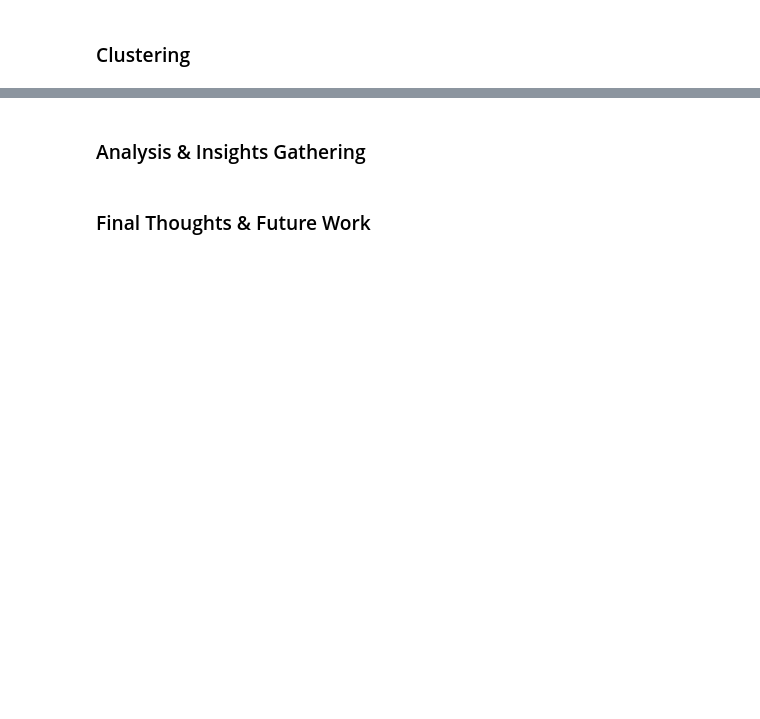
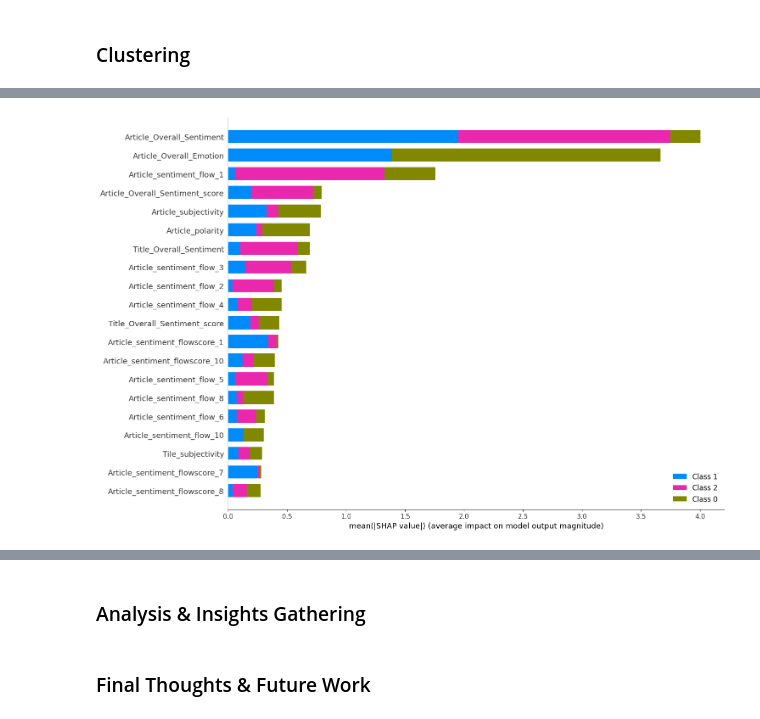
Before and after one commit to balajisriraj/News-Media-Publisher-Analysis, a Jupyter notebook: News_Media_Analysis.ipynb, the cells around one changed output, grey strips where cells are left out. Cells and saved outputs as stored; diff of their text form; code cells hidden in the pictures; blank space fills up the shorter version.

```diff
--- a/News_Media_Analysis.ipynb
+++ b/News_Media_Analysis.ipynb
@@ -692,0 +669,21 @@ from wordcloud import WordCloud
+# %%
+df_simple_clust['Article_emotion_flow_1'] = df_simple_clust['Article_emotion_flow_1'].fillna(df_simple_clust['Article_sentiment_flow_2'])
+df_simple_clust['Article_emotion_flow_2'] = df_simple_clust['Article_emotion_flow_2'].fillna(df_simple_clust['Article_sentiment_flow_1'])
+df_simple_clust['Article_emotion_flow_3'] = df_simple_clust['Article_emotion_flow_3'].fillna(df_simple_clust['Article_sentiment_flow_2'])
+df_simple_clust['Article_emotion_flow_4'] = df_simple_clust['Article_emotion_flow_4'].fillna(df_simple_clust['Article_sentiment_flow_3'])
+df_simple_clust['Article_emotion_flow_5'] = df_simple_clust['Article_emotion_flow_5'].fillna(df_simple_clust['Article_sentiment_flow_4'])
+df_simple_clust['Article_emotion_flow_6'] = df_simple_clust['Article_emotion_flow_6'].fillna(df_simple_clust['Article_sentiment_flow_5'])
+df_simple_clust['Article_emotion_flow_7'] = df_simple_clust['Article_emotion_flow_7'].fillna(df_simple_clust['Article_sentiment_flow_6'])
+df_simple_clust['Article_emotion_flow_8'] = df_simple_clust['Article_emotion_flow_8'].fillna(df_simple_clust['Article_sentiment_flow_7'])
+df_simple_clust['Article_emotion_flow_9'] = df_simple_clust['Article_emotion_flow_9'].fillna(df_simple_clust['Article_sentiment_flow_8'])
+df_simple_clust['Article_emotion_flow_10'] = df_simple_clust['Article_emotion_flow_10'].fillna(df_simple_clust['Article_sentiment_flow_9'])
+df_simple_clust['Article_emotion_flow_11'] = df_simple_clust['Article_emotion_flow_11'].fillna(df_simple_clust['Article_sentiment_flow_10'])
+df_simple_clust['Article_emotion_flow_12'] = df_simple_clust['Article_emotion_flow_12'].fillna(df_simple_clust['Article_sentiment_flow_11'])
+# %%
+#One-Hot-Encoding
+data = pd.get_dummies(df_simple_clust)
+
+#Pre-processing
+for c in data.columns:
+    pt = sklearn.preprocessing.PowerTransformer()
+    data.loc[:, c] = pt.fit_transform(np.array(data[c]).reshape(-1, 1))
@@ -692,0 +712,10 @@ from wordcloud import WordCloud
+# %%
+#Setting the objects to category
+lgbm_data = df_simple_clust.copy()
+for c in lgbm_data.select_dtypes(include='object'):
+    lgbm_data[c] = lgbm_data[c].astype('category')
+
+#KMeans clusters
+clf_km = lightgbm.LGBMClassifier(colsample_by_tree=0.8)
+cv_scores_km = sklearn.model_selection.cross_val_score(clf_km, lgbm_data, kmeans_labels, scoring='f1_weighted')
+print(f'CV F1 score for K-Means clusters is {np.mean(cv_scores_km)}')
@@ -692,0 +731,9 @@ from wordcloud import WordCloud
+# %%
+#Fit the model
+clf_km.fit(lgbm_data, kmeans_labels)
+
+#SHAP values
+explainer_km = shap.TreeExplainer(clf_km)
+shap_values_km = explainer_km.shap_values(lgbm_data)
+shap.summary_plot(shap_values_km, lgbm_data, plot_type="bar", plot_size=(15, 10))
+# %% [output]
@@ -692,0 +741 @@ from wordcloud import WordCloud
+[figure, added]
```
Also changed, not shown: parts of 35 cells of this notebook.
